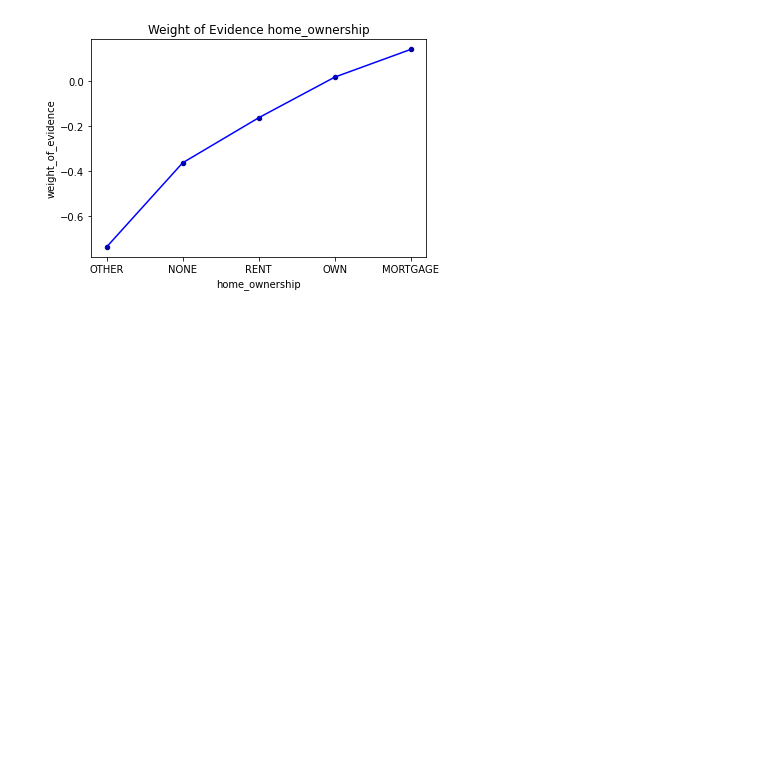
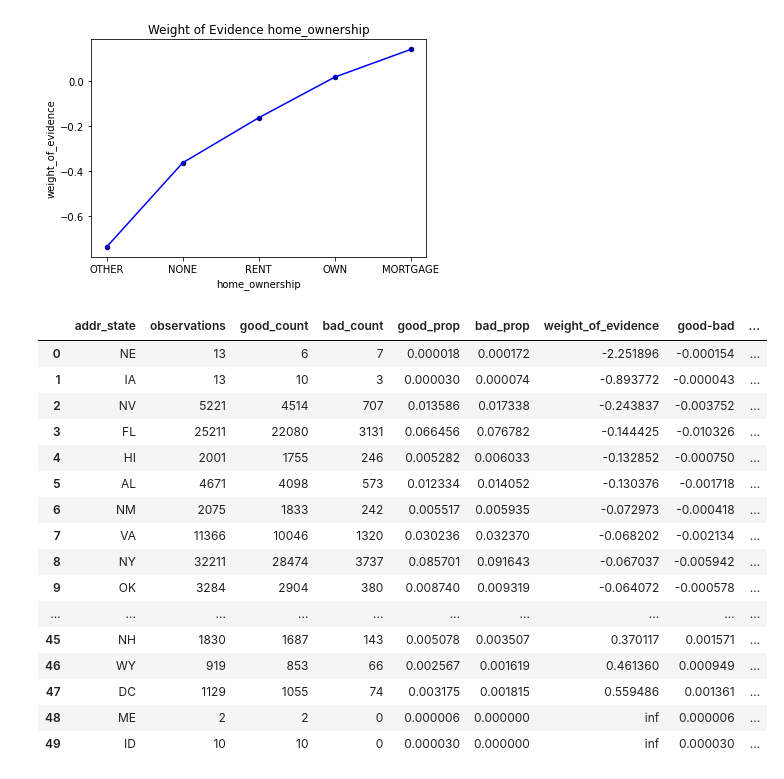
Before and after one commit to kevinmiguel97/Lending-Club-Credit-RIsk-Model, a Jupyter notebook: Lending Club Risk Model.ipynb, the cells around one changed output. Saved outputs shown, nothing was run; the diff lists cells and outputs as text; code cells hidden in the pictures; blank space fills up the shorter version.

```diff
--- a/Lending Club Risk Model.ipynb
+++ b/Lending Club Risk Model.ipynb
@@ -372,0 +377,21 @@ plot_weight_of_evidence(df_temp)
+# %%
+df_temp = create_woe_discrete('addr_state', X_train, y_train)['table']
+df_temp
+# %% [output]
+|  | addr_state | observations | good_count | bad_count | good_prop | bad_prop | weight_of_evidence | good-bad | ... |
+| 0 | NE | 13 | 6 | 7 | 0.000018 | 0.000172 | -2.251896 | -0.000154 | ... |
+| 1 | IA | 13 | 10 | 3 | 0.000030 | 0.000074 | -0.893772 | -0.000043 | ... |
+| 2 | NV | 5221 | 4514 | 707 | 0.013586 | 0.017338 | -0.243837 | -0.003752 | ... |
+| 3 | FL | 25211 | 22080 | 3131 | 0.066456 | 0.076782 | -0.144425 | -0.010326 | ... |
+| 4 | HI | 2001 | 1755 | 246 | 0.005282 | 0.006033 | -0.132852 | -0.000750 | ... |
+| 5 | AL | 4671 | 4098 | 573 | 0.012334 | 0.014052 | -0.130376 | -0.001718 | ... |
+| 6 | NM | 2075 | 1833 | 242 | 0.005517 | 0.005935 | -0.072973 | -0.000418 | ... |
+| 7 | VA | 11366 | 10046 | 1320 | 0.030236 | 0.032370 | -0.068202 | -0.002134 | ... |
+| 8 | NY | 32211 | 28474 | 3737 | 0.085701 | 0.091643 | -0.067037 | -0.005942 | ... |
+| 9 | OK | 3284 | 2904 | 380 | 0.008740 | 0.009319 | -0.064072 | -0.000578 | ... |
+| ... | ... | ... | ... | ... | ... | ... | ... | ... | ... |
+| 45 | NH | 1830 | 1687 | 143 | 0.005078 | 0.003507 | 0.370117 | 0.001571 | ... |
+| 46 | WY | 919 | 853 | 66 | 0.002567 | 0.001619 | 0.461360 | 0.000949 | ... |
+| 47 | DC | 1129 | 1055 | 74 | 0.003175 | 0.001815 | 0.559486 | 0.001361 | ... |
+| 48 | ME | 2 | 2 | 0 | 0.000006 | 0.000000 | inf | 0.000006 | ... |
+| 49 | ID | 10 | 10 | 0 | 0.000030 | 0.000000 | inf | 0.000030 | ... |
```
Also changed, not shown: parts of 5 cells of this notebook, 2 other files.
